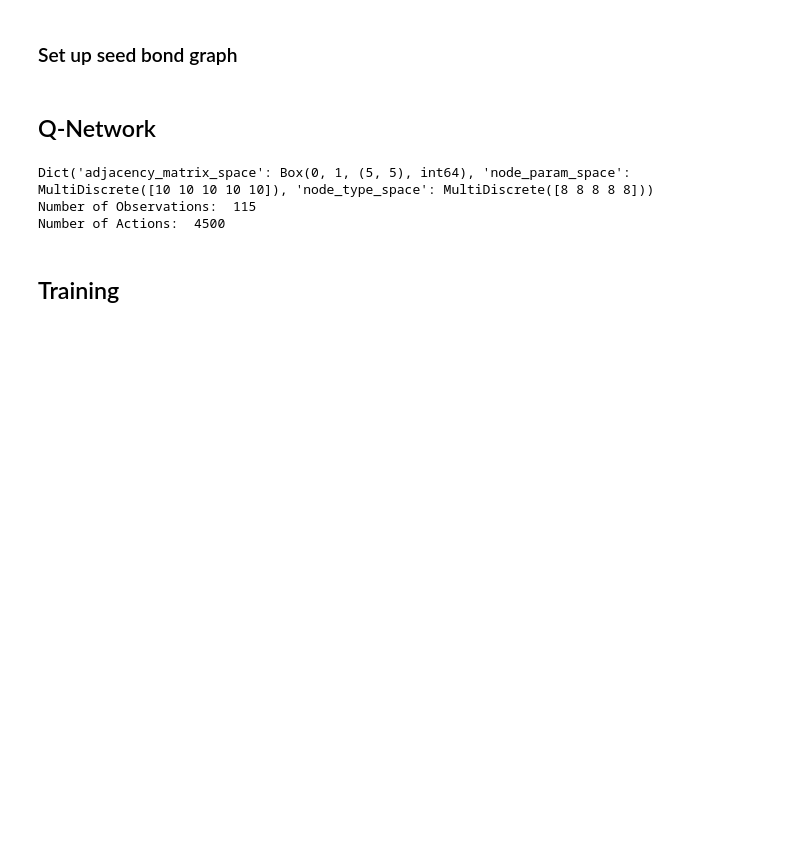
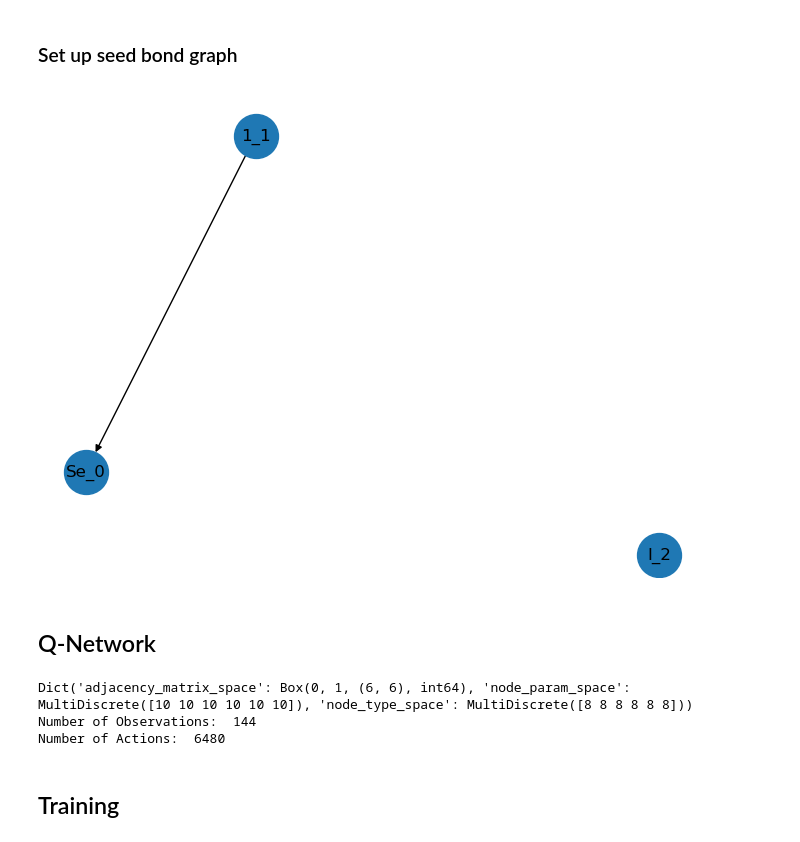
Before and after one commit to Astronauty/AiPEX-Projects, a Jupyter notebook: bond-graph-RL/Bond-DQN.ipynb, the cells around one changed output. Cells and saved outputs as stored; diff of their text form; code cells hidden in the pictures; blank space fills up the shorter version.

```diff
--- a/bond-graph-RL/Bond-DQN.ipynb
+++ b/bond-graph-RL/Bond-DQN.ipynb
@@ -22,28 +23,30 @@ import torch.nn.functional as F
 # %% [markdown]
 ### Set up seed bond graph
 # %%
-MAX_NODES = 5
-MAX_STATES = 4
+MAX_NODES = 6
+MAX_STATES = 2
 
 t_span = [0, 10]
 time_array = np.linspace(t_span[0], t_span[1], 500)
 
 s0 = BondGraph(max_nodes=MAX_NODES, max_states=MAX_STATES, time_array=time_array)
 s0.add_element(EffortSource())
 s0.add_element(OneJunction())
 s0.add_bond(1, 0, -1)
 s0.add_element(Inertance(1))
 
 labels = nx.get_node_attributes(s0.flow_causal_graph, 'element_label')
 nx.draw(s0.flow_causal_graph, labels=labels, with_labels=True, node_size=1000)
 
 
 default_params = {
     'R': 1,
     'I': 1,
     'C': 1,
 }
 seed = 1
+# %% [output]
+[figure, added]
 # %%
 env = gym.make('gym_bondgraph/BondGraphEnv-v4',  seed=None, seed_graph=s0, max_nodes=MAX_NODES, default_params=default_params)
 
@@ -147,9 +150,9 @@ print("Number of Actions: ", n_actions)
 
 # observation = torch.tensor([observation], dtype=torch.float32)
 # %% [output]
-Dict('adjacency_matrix_space': Box(0, 1, (5, 5), int64), 'node_param_space': MultiDiscrete([10 10 10 10 10]), 'node_type_space': MultiDiscrete([8 8 8 8 8]))
-Number of Observations:  115
-Number of Actions:  4500
+Dict('adjacency_matrix_space': Box(0, 1, (6, 6), int64), 'node_param_space': MultiDiscrete([10 10 10 10 10 10]), 'node_type_space': MultiDiscrete([8 8 8 8 8 8]))
+Number of Observations:  144
+Number of Actions:  6480
 # %% [markdown]
 ## Training
 # %%
```
Also changed, not shown: parts of 4 cells of this notebook, 15 other files.
